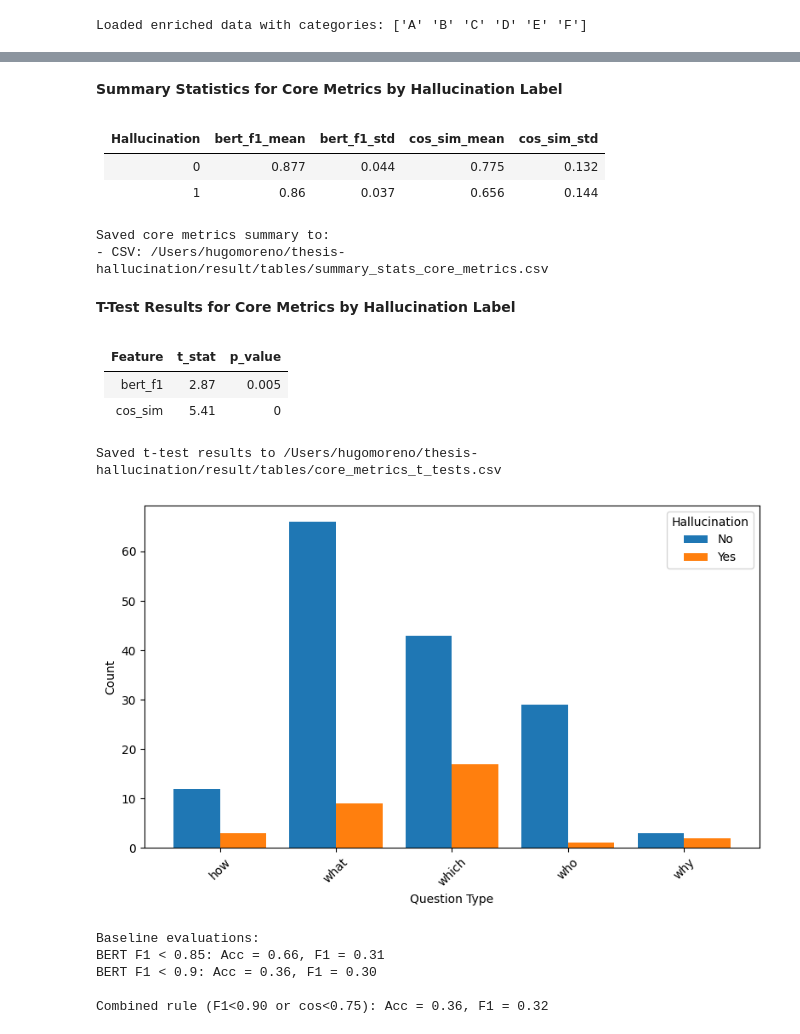
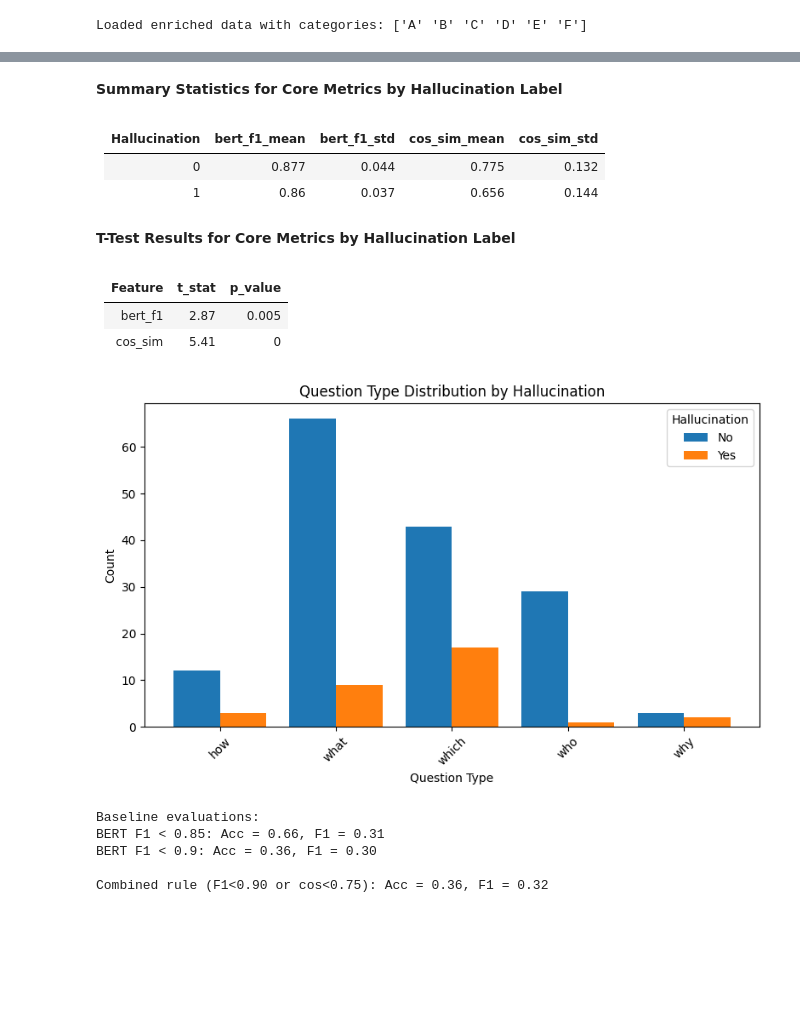
Before and after one commit to hugom18/thesis-hallucination, a Jupyter notebook: notebooks/EDA.ipynb, the cells around one changed output, grey strips where cells are left out. Saved outputs shown, nothing was run; the diff lists cells and outputs as text; code cells hidden in the pictures; blank space fills up the shorter version.

```diff
--- a/notebooks/EDA.ipynb
+++ b/notebooks/EDA.ipynb
@@ -319,27 +295,16 @@ stats = df.groupby('hallucination')[['bert_f1', 'cos_sim']].agg(['mean', 'std'])
 stats.columns = ['_'.join(col) for col in stats.columns]
 stats = stats.reset_index().rename(columns={'hallucination': 'Hallucination'})
 
-# Ensure output directory exists
-os.makedirs("/Users/hugomoreno/thesis-hallucination/result/tables", exist_ok=True)
-
-# Save CSV
-csv_path = "/Users/hugomoreno/thesis-hallucination/result/tables/summary_stats_core_metrics.csv"
-stats.to_csv(csv_path, index=False)
-
 # Display as a formatted markdown table
 md_table = stats.to_markdown(index=False)
 display(Markdown("**Summary Statistics for Core Metrics by Hallucination Label**"))
 display(Markdown(md_table))
-
-print(f"Saved core metrics summary to:\n- CSV: {csv_path}")
 # %% [output]
 **Summary Statistics for Core Metrics by Hallucination Label**
 |   Hallucination |   bert_f1_mean |   bert_f1_std |   cos_sim_mean |   cos_sim_std |
 |----------------:|---------------:|--------------:|---------------:|--------------:|
 |               0 |          0.877 |         0.044 |          0.775 |         0.132 |
 |               1 |          0.86  |         0.037 |          0.656 |         0.144 |
-Saved core metrics summary to:
-- CSV: /Users/hugomoreno/thesis-hallucination/result/tables/summary_stats_core_metrics.csv
 # %%
 # Features to test
 features_to_test = ['bert_f1', 'cos_sim']
@@ -361,54 +326,34 @@ tt_df = pd.DataFrame(results)
 # Display as markdown table
 display(Markdown("**T-Test Results for Core Metrics by Hallucination Label**"))
 display(Markdown(tt_df.to_markdown(index=False)))
-
-# Ensure output directory exists
-os.makedirs("/Users/hugomoreno/thesis-hallucination/result/tables", exist_ok=True)
-
-# Save as CSV
-csv_path = "/Users/hugomoreno/thesis-hallucination/result/tables/core_metrics_t_tests.csv"
-tt_df.to_csv(csv_path, index=False)
-
-print(f"Saved t-test results to {csv_path}")
 # %% [output]
 **T-Test Results for Core Metrics by Hallucination Label**
 | Feature   |   t_stat |   p_value |
 |:----------|---------:|----------:|
 | bert_f1   |     2.87 |     0.005 |
 | cos_sim   |     5.41 |     0     |
-Saved t-test results to /Users/hugomoreno/thesis-hallucination/result/tables/core_metrics_t_tests.csv
 # %%
-# 2. Crosstab: rows = question_type, columns = hallucination flag
+# Crosstab: rows = question_type, columns = hallucination flag
 qt_ct = pd.crosstab(df['question_type'], df['hallucination'])
 
-# 3. Ensure output dirs exist
-os.makedirs("/Users/hugomoreno/thesis-hallucination/result/figures", exist_ok=True)
-
-# 4. Plot a grouped bar chart
+# Plot a grouped bar chart
 fig, ax = plt.subplots(figsize=(8, 5))
 qt_ct.plot(
     kind='bar',
     ax=ax,
     width=0.8,    # narrower bars so groups don’t touch
     rot=45        # rotate x‐labels if they’re long
 )
 ax.set_xlabel('Question Type')
 ax.set_ylabel('Count')
 ax.set_title('Question Type Distribution by Hallucination')
 ax.legend(title='Hallucination', labels=['No', 'Yes'])
 plt.tight_layout()
 
-# 5. Show inline in the notebook
+# Show inline in the notebook
 plt.show()
-
-# 6. Save to file
-fig.savefig(
-    "/Users/hugomoreno/thesis-hallucination/result/figures/question_type_distribution.png",
-    dpi=300,
-    bbox_inches="tight"
-)
 # %% [output]
-[figure, old version]
+[figure, new version]
 # %%
 # Baseline threshold evaluations
 print("\nBaseline evaluations:")
```
Also changed, not shown: parts of 5 cells of this notebook, 8 other files.
